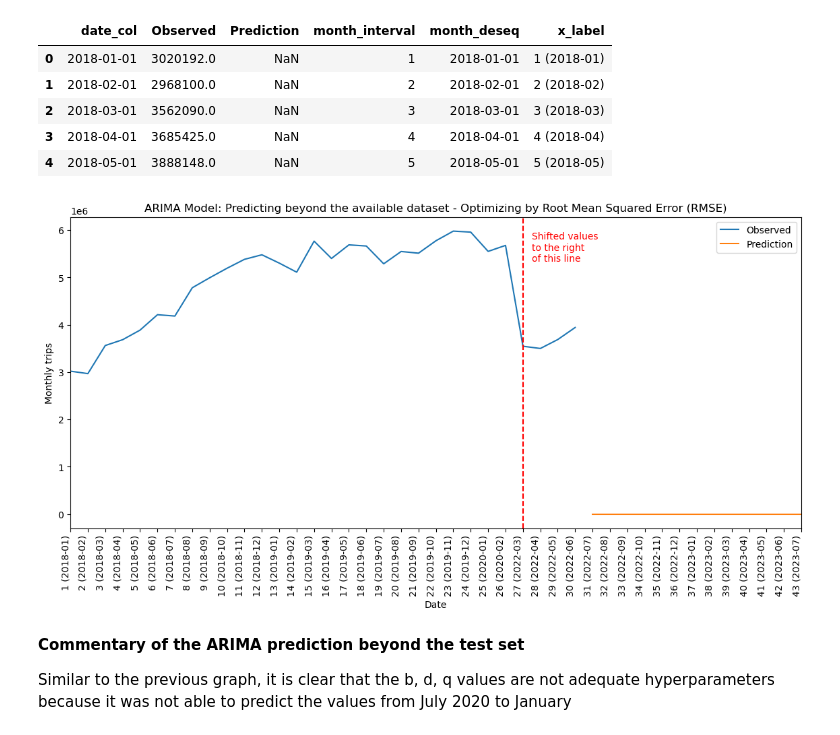
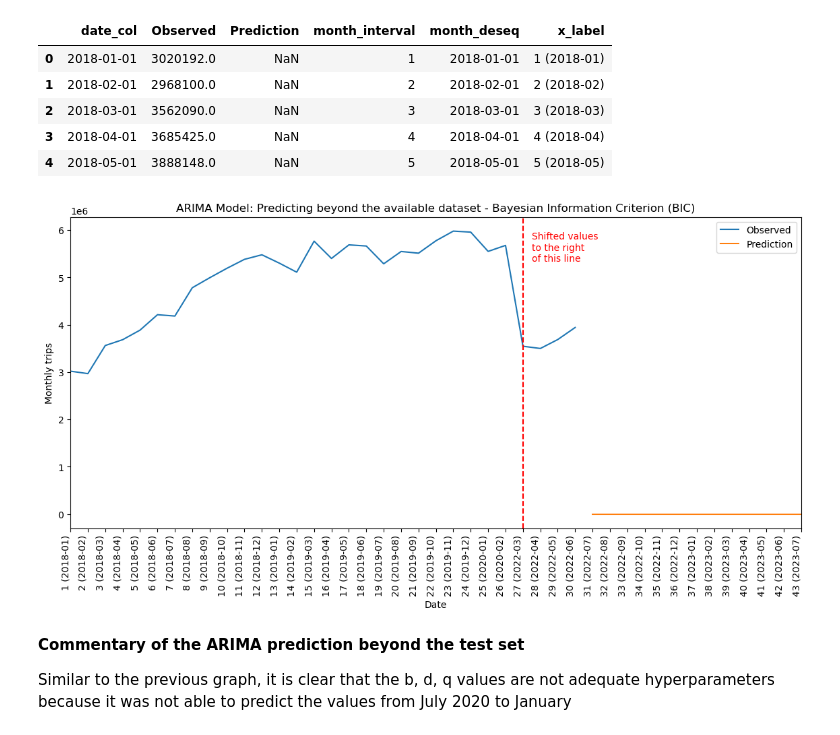
Before and after one commit to iammattlee/tmu_ridehail, a Jupyter notebook: final_report_code/condensed_data.ipynb, the cells around one changed output. Cells and saved outputs as stored; diff of their text form; code cells hidden in the pictures.

```diff
--- a/final_report_code/condensed_data.ipynb
+++ b/final_report_code/condensed_data.ipynb
@@ -829,34 +829,34 @@ data.head()
 # %%
 # Identify plot size
 fig, ax = plt.subplots(figsize=(14, 6))
 
 # Plot the lines
 ax.plot(data['x_label'], data['Observed'], label='Observed')
 ax.plot(data['x_label'], data['Prediction'], label='Prediction')
 
 # Set x-axis label, y-axis label, and title
 ax.set_xlabel('Date')
 ax.set_ylabel('Monthly trips')
-ax.set_title('ARIMA Model: Predicting beyond the available dataset - Optimizing by Root Mean Squared Error (RMSE)')
+ax.set_title('ARIMA Model: Predicting beyond the available dataset - Bayesian Information Criterion (BIC)')
 
 # Add legend
 ax.legend()
 
 plt.xticks(rotation=90, ha='right')  # Rotate and slant x-axis labels to the right
 
 # Add a vertical line
 ax.axvline(x=26, color='red', linestyle='--')
 
 # Add label for the vertical line
 ax.text(26.5, ax.get_ylim()[1]- 0.05 * ax.get_ylim()[1], 'Shifted values\nto the right\nof this line',
         color='red', verticalalignment='top', horizontalalignment='left')
 
 # Adjust spacing before the first tick and after the last tick
 plt.margins(x=0)
 
 plt.show()
 # %% [output]
-[figure, old version]
+[figure, new version]
 # %% [markdown]
 **Commentary of the ARIMA prediction beyond the test set**
 
```
Also changed, not shown: parts of 11 cells of this notebook, 1 other file.
